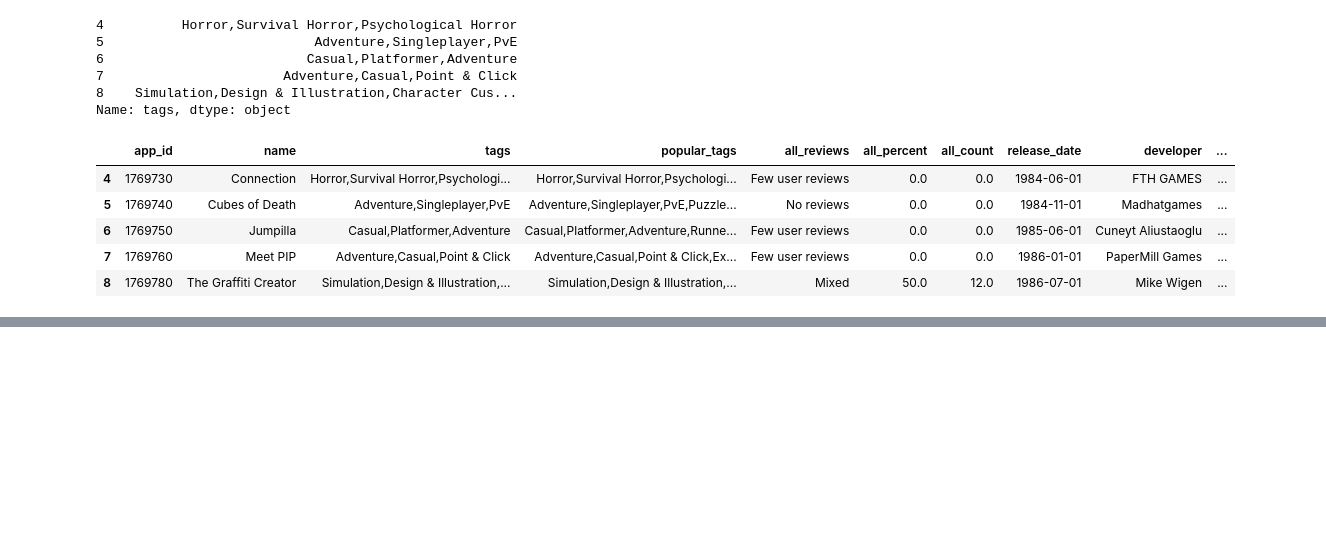
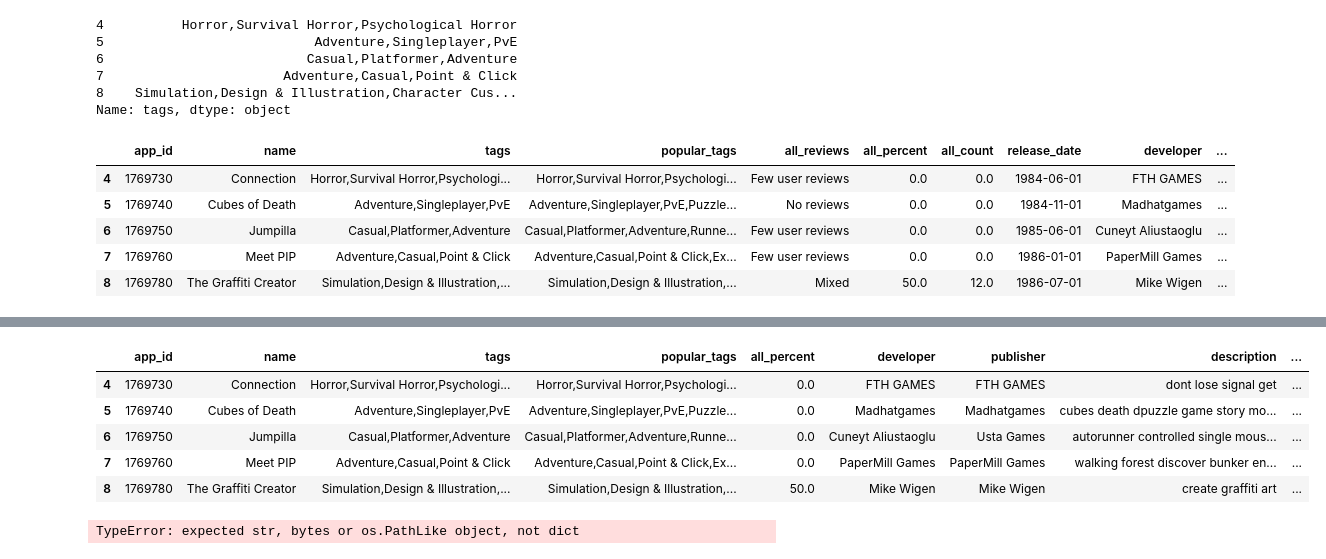
Before and after one commit to notrealqt/HCMIU_Data-Mining, a Jupyter notebook: preprocessing_game.ipynb, the cells around one changed output, grey strips where cells are left out. Cells and saved outputs as stored; diff of their text form; code cells hidden in the pictures; blank space fills up the shorter version.

```diff
--- a/preprocessing_game.ipynb
+++ b/preprocessing_game.ipynb
@@ -854,0 +875,11 @@ game_data.head()
+# %%
+game_data.drop(columns=['all_reviews','all_count','release_date','price_label','release_time_era','all_count_label','price'], inplace=True)
+# %%
+game_data.head()
+# %% [output]
+|  | app_id | name | tags | popular_tags | all_percent | developer | publisher | description | ... |
+| 4 | 1769730 | Connection | Horror,Survival Horror,Psychologi... | Horror,Survival Horror,Psychologi... | 0.0 | FTH GAMES | FTH GAMES | dont lose signal get | ... |
+| 5 | 1769740 | Cubes of Death | Adventure,Singleplayer,PvE | Adventure,Singleplayer,PvE,Puzzle... | 0.0 | Madhatgames | Madhatgames | cubes death dpuzzle game story mo... | ... |
+| 6 | 1769750 | Jumpilla | Casual,Platformer,Adventure | Casual,Platformer,Adventure,Runne... | 0.0 | Cuneyt Aliustaoglu | Usta Games | autorunner controlled single mous... | ... |
+| 7 | 1769760 | Meet PIP | Adventure,Casual,Point & Click | Adventure,Casual,Point & Click,Ex... | 0.0 | PaperMill Games | PaperMill Games | walking forest discover bunker en... | ... |
+| 8 | 1769780 | The Graffiti Creator | Simulation,Design & Illustration,... | Simulation,Design & Illustration,... | 50.0 | Mike Wigen | Mike Wigen | create graffiti art | ... |
@@ -854,0 +888,28 @@ game_data.head()
+# %%
+import pandas as pd
+import arff
+
+# Step 1: Read tab-separated data
+df = pd.read_csv("steam_game_data_encoded.csv", sep="\t", engine="python")
+
+# Step 2: Define ARFF structure
+arff_data = {
+    'description': '',
+    'relation': 'game_data',
+    'attributes': [],
+    'data': df.values.tolist()
+}
+
+# Step 3: Infer attribute types
+for col in df.columns:
+    # Use 'STRING' for object (text), 'REAL' for numbers
+    dtype = 'STRING' if df[col].dtype == object else 'REAL'
+    arff_data['attributes'].append((col, dtype))
+
+# Step 4: Write ARFF file using file handle (not dict)
+with open("steam_game_data_encoded.arff", "w", encoding='utf-8') as f:
+    arff.dump(arff_data, f)  # this works now!
+
+print("✅ Successfully saved 'steam_game_data_encoded.arff'")
+# %% [output]
+TypeError: expected str, bytes or os.PathLike object, not dict
```
Also changed, not shown: parts of 2 cells of this notebook, 1 other file.
